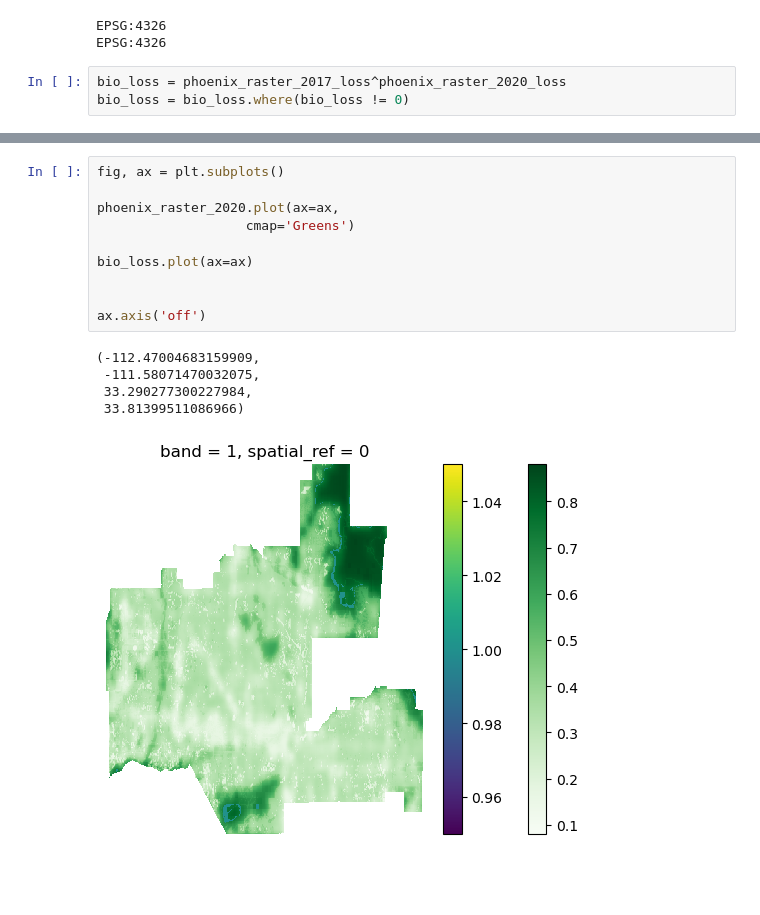
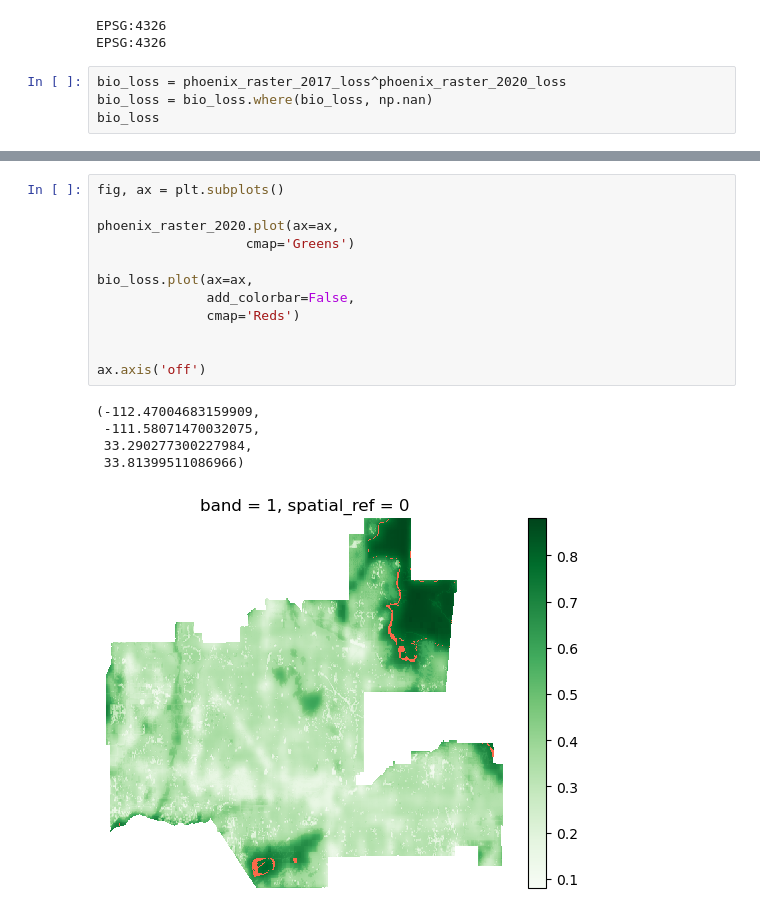
Before and after one commit to jaslynmiura/eds220-phoenix-biodiversity, a Jupyter notebook: final-task2-phoenix-biodiversity-MIURA.ipynb, the cells around one changed output, grey strips where cells are left out. Saved outputs shown, nothing was run; the diff lists cells and outputs as text; blank space fills up the shorter version.

```diff
--- a/final-task2-phoenix-biodiversity-MIURA.ipynb
+++ b/final-task2-phoenix-biodiversity-MIURA.ipynb
@@ -233,4 +266,5 @@ EPSG:4326
 EPSG:4326
 # %%
 bio_loss = phoenix_raster_2017_loss^phoenix_raster_2020_loss
-bio_loss = bio_loss.where(bio_loss != 0)
+bio_loss = bio_loss.where(bio_loss, np.nan)
+bio_loss
@@ -237,16 +285,18 @@ bio_loss = bio_loss.where(bio_loss != 0)
 # %%
 fig, ax = plt.subplots()
 
 phoenix_raster_2020.plot(ax=ax,
                    cmap='Greens')
 
-bio_loss.plot(ax=ax)
+bio_loss.plot(ax=ax,
+              add_colorbar=False,
+              cmap='Reds')
 
 
 ax.axis('off')
 # %% [output]
 (-112.47004683159909,
  -111.58071470032075,
  33.290277300227984,
  33.81399511086966)
-[figure, old version]
+[figure, new version]
```
Also changed, not shown: parts of 9 cells of this notebook.
